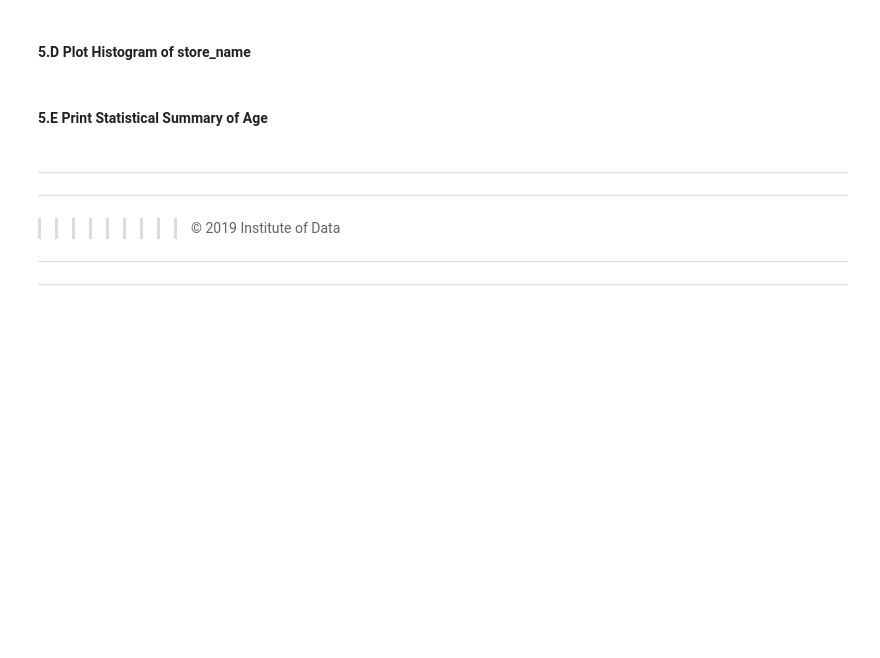
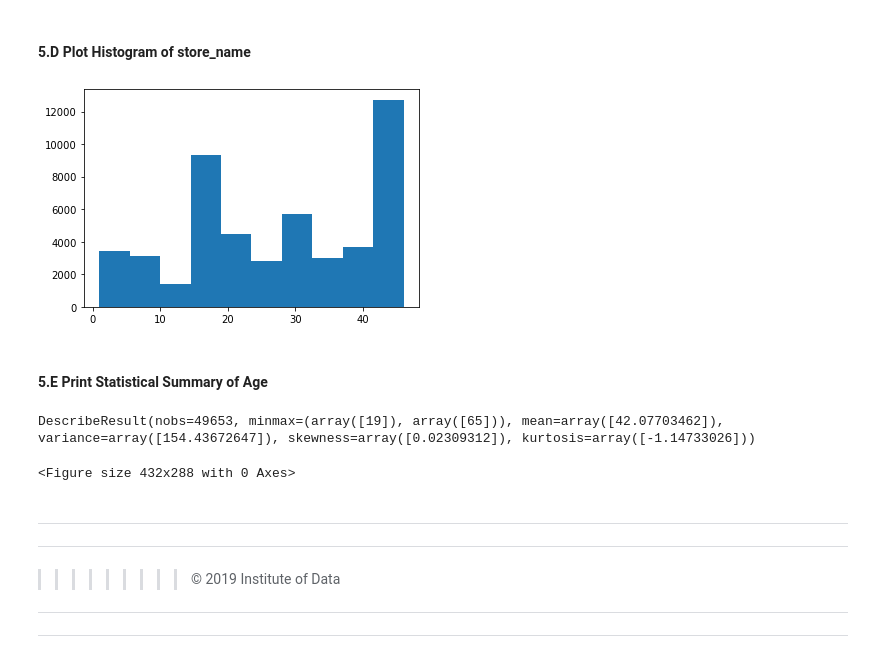
Before and after one commit to tdnam/ds, a Jupyter notebook: w1/lab1/Lab 1.2.2 Pandas Lab.ipynb, the cells around one changed output. Cells and saved outputs as stored; diff of their text form; code cells hidden in the pictures; blank space fills up the shorter version.

```diff
--- a/w1/lab1/Lab 1.2.2 Pandas Lab.ipynb
+++ b/w1/lab1/Lab 1.2.2 Pandas Lab.ipynb
@@ -233,2 +380,11 @@ Find count, mean, std, min, max of of all columns of dataframe
+# %%
+# A:
+plt.clf()
+
+store_name = df[['store_name']]
+plt.hist(store_name, bins=10)
+plt.show()
+# %% [output]
+[figure, added]
 # %% [markdown]
 #### 5.E Print Statistical Summary of Age
@@ -237,3 +391,11 @@ Find count, mean, std, min, max of of all columns of dataframe
+# %%
+# A:
+plt.clf()
+
+stats.describe(age)
+# %% [output]
+DescribeResult(nobs=49653, minmax=(array([19]), array([65])), mean=array([42.07703462]), variance=array([154.43672647]), skewness=array([0.02309312]), kurtosis=array([-1.14733026]))
+<Figure size 432x288 with 0 Axes>
 # %% [markdown]
 
 
```
Also changed, not shown: parts of 24 cells of this notebook, 1 other file.
